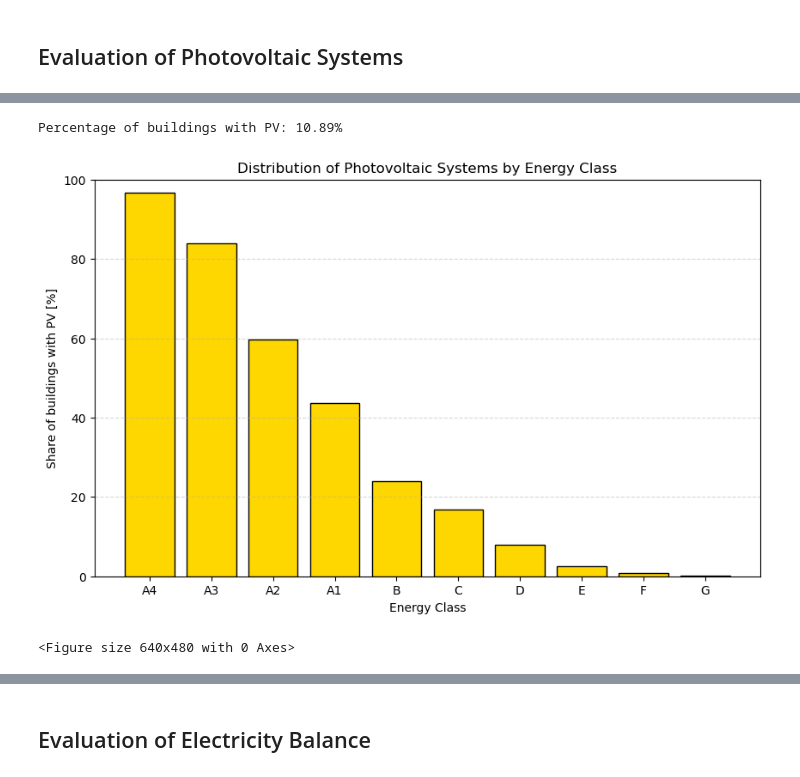
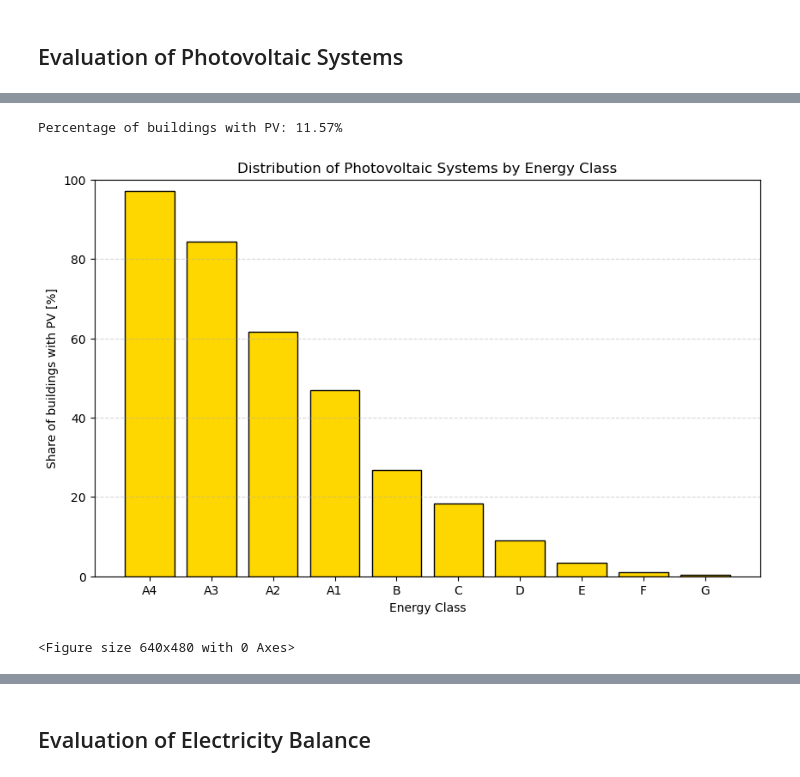
Before and after one commit to simo-pagliu/INRE, a Jupyter notebook: Data_Analysis.ipynb, the cells around one changed output, grey strips where cells are left out. Saved outputs shown, nothing was run; the diff lists cells and outputs as text; code cells hidden in the pictures.

```diff
--- a/Data_Analysis.ipynb
+++ b/Data_Analysis.ipynb
@@ -62,3 +65,17 @@ print(f"Number of records: {len(heated_area)}")
 Average useful heated area in Varese: 91.37 m²
 Total useful heated area in Varese: 6292183.70 m²
 Number of records: 68868
+# %%
+# Convert to float
+df['EP_GL_NREN'] = df['EP_GL_NREN'].astype(float)
+
+# Exclude top 1% globally
+threshold = df['EP_GL_NREN'].quantile(0.99)
+filtered_df = df[df['EP_GL_NREN'] <= threshold]
+
+# Compute average per energy class
+average_ep_gl_nren_by_class = filtered_df.groupby('CLASSE_ENERGETICA')['EP_GL_NREN'].mean()
+
+# Print results
+print("Average non-renewable energy consumption per energy class (excluding top 1%):")
+print(average_ep_gl_nren_by_class)
@@ -257,3 +287,25 @@ F: 6.66%
 G: 1.77%
 # %% [markdown]
 ## Evaluation of Photovoltaic Systems
+# %%
+# Get energy class for all rows
+classe = df['CLASSE_ENERGETICA']
+
+# Identify rows with photovoltaic (PV) installed
+has_pv = df['PFR_TIPO_IMPIANTO_1'] == "Fotovoltaico"
+pv_power = df[has_pv]['PFR_POTENZA_NOMINALE_1'].astype(float)
+
+# Get rid of the top 1% of PV power values
+pv_power = pv_power[pv_power <= pv_power.quantile(0.99)]
+print(f"Number of PV systems: {len(pv_power)}")
+print(f"Average PV power: {pv_power.mean():.2f} kW")
+print(f"Total PV power: {pv_power.sum():.2f} kW")
+
+# Histogram of PV power
+plt.figure(figsize=(10, 6))
+plt.hist(pv_power, bins=30, color='lightblue', edgecolor='black')
+plt.xlabel("PV Power [kW]")
+plt.ylabel("Frequency")
+plt.title("Distribution of PV Power in Varese")
+plt.grid(axis='y', linestyle='--', alpha=0.5)
+plt.show()
@@ -260,42 +317,40 @@ G: 1.77%
 # %%
 # Identify rows with photovoltaic (PV) installed
-has_pv = df['CONSUMI_SOLARE_FOTOVOLTAICO'].astype(float) > 0
 print(f"Percentage of buildings with PV: {len(df[has_pv]) / len(df) * 100:.2f}%")
 
 # Add the data to save
 data_save += f"\nPercentage of buildings with PV: {len(df[has_pv]) / len(df) * 100:.2f}%\n"
 # %% [output]
-Percentage of buildings with PV: 10.89%
+Percentage of buildings with PV: 11.57%
 # %%
 # Get energy class for all rows
 classe = df['CLASSE_ENERGETICA']
 
 # Total buildings per class
 total_by_class = classe.value_counts()
 
 # Buildings with PV per class
 pv_by_class = classe[has_pv].value_counts()
 
 # Reorder based on standard energy class order
-ordered_classes = ["A4", "A3", "A2", "A1", "B", "C", "D", "E", "F", "G"]
-total_by_class = total_by_class.reindex(ordered_classes, fill_value=0)
-pv_by_class = pv_by_class.reindex(ordered_classes, fill_value=0)
+total_by_class = total_by_class.reindex(energy_classes, fill_value=0)
+pv_by_class = pv_by_class.reindex(energy_classes, fill_value=0)
 
 # Calculate percentage
 pv_percentage = (pv_by_class / total_by_class * 100).fillna(0)
 
 # Plot result
 plt.figure(figsize=(10, 6))
 plt.bar(pv_percentage.index, pv_percentage.values, color='gold', edgecolor='black')
 plt.xlabel("Energy Class")
 plt.ylabel("Share of buildings with PV [%]")
 plt.title("Distribution of Photovoltaic Systems by Energy Class")
 plt.ylim(0, 100)
 plt.grid(axis='y', linestyle='--', alpha=0.5)
 plt.show()
 
 # Save the plot as a PNG file
 plt.savefig(working_path + "/Exports/PV_by_energy_class.png", dpi=300, bbox_inches='tight')
 # %% [output]
-[figure, old version]
+[figure, new version]
 <Figure size 640x480 with 0 Axes>
```
Also changed, not shown: parts of 9 cells of this notebook, 25 other files.
